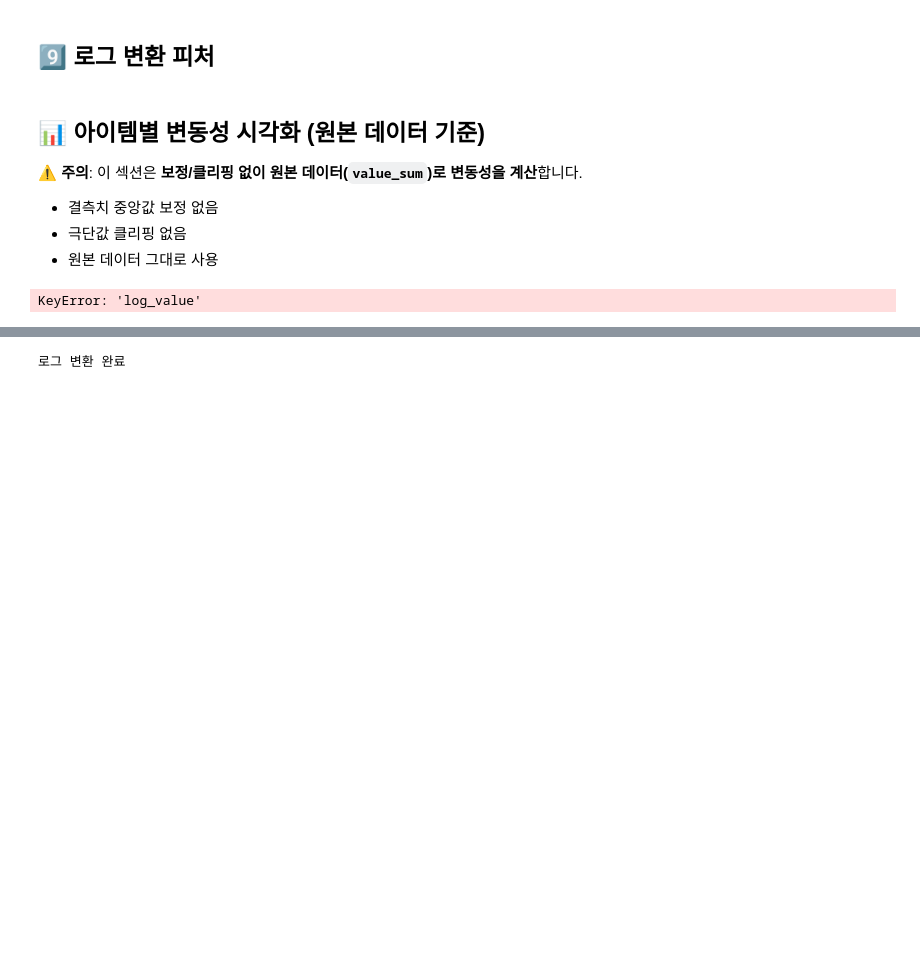
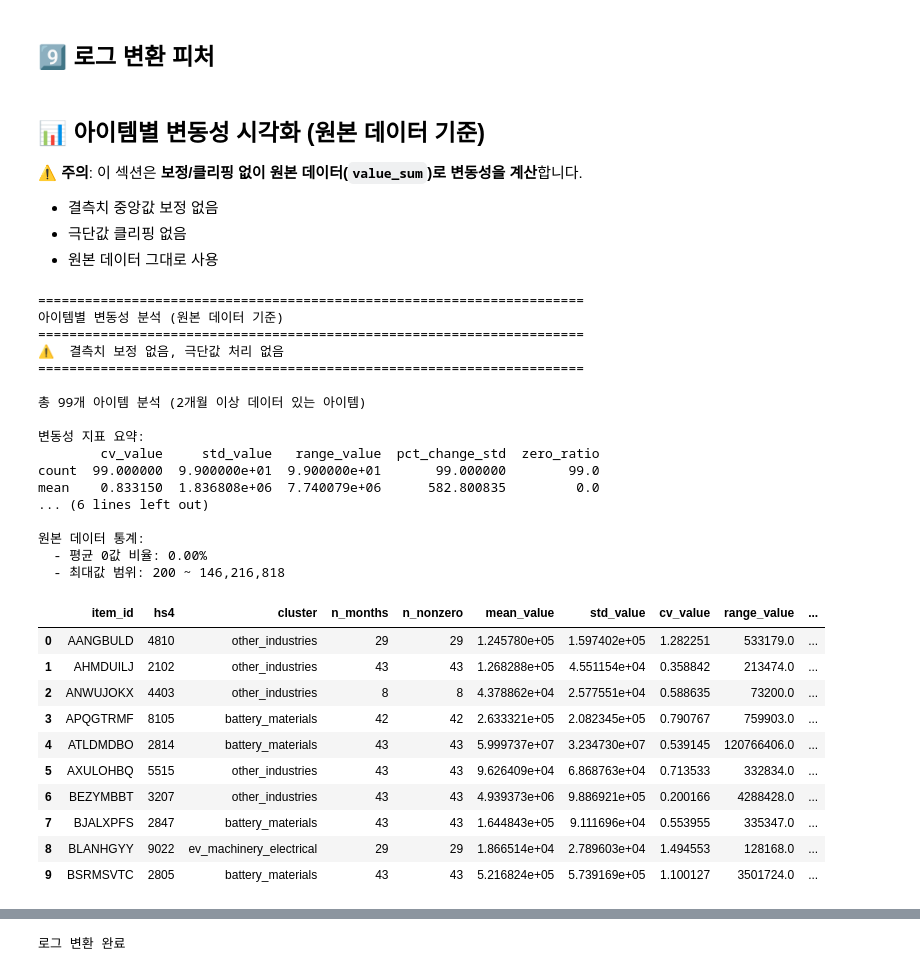
Before and after one commit to hazelJung/trade-comovement, a Jupyter notebook: analysis/preprocess_ev_battery.ipynb, the cells around one changed output, grey strips where cells are left out. Cells and saved outputs as stored; diff of their text form; code cells hidden in the pictures; blank space fills up the shorter version.

```diff
--- a/analysis/preprocess_ev_battery.ipynb
+++ b/analysis/preprocess_ev_battery.ipynb
@@ -354,6 +354,10 @@ for item_id in monthly_features['item_id'].unique():
         continue
 
     # 원본 데이터 사용 (보정/클리핑 없음)
+    # value_sum 컬럼이 있는지 확인
+    if 'value_sum' not in item_data.columns:
+        continue
+
     value_series = item_data['value_sum'].values
 
     # 0이 아닌 값만 사용 (실제 거래가 있는 경우만)
@@ -363,7 +367,7 @@ for item_id in monthly_features['item_id'].unique():
 
     value_nonzero = value_series[non_zero_mask]
 
-    # 로그 변환 (원본 값 기준)
+    # 로그 변환 (원본 값 기준) - 직접 계산 (log_value 컬럼 사용 안 함)
     log_value_series = np.log1p(value_nonzero)
 
     # 변화율 계산 (원본 값 기준)
@@ -376,34 +380,61 @@ for item_id in monthly_features['item_id'].unique():
     metrics = {
         'item_id': item_id,
         'hs4': item_data['hs4'].iloc[0],
         'cluster': item_data['cluster'].iloc[0],
         'n_months': len(item_data),
         'n_nonzero': non_zero_mask.sum(),  # 0이 아닌 월 수
         'mean_value': np.mean(value_nonzero) if len(value_nonzero) > 0 else 0,
         'std_value': np.std(value_nonzero) if len(value_nonzero) > 0 else 0,
         'cv_value': np.std(value_nonzero) / (np.mean(value_nonzero) + 1e-8) if len(value_nonzero) > 0 else 0,  # 변동계수
         'range_value': np.max(value_nonzero) - np.min(value_nonzero) if len(value_nonzero) > 0 else 0,
         'max_value': np.max(value_nonzero) if len(value_nonzero) > 0 else 0,
         'min_value': np.min(value_nonzero) if len(value_nonzero) > 0 else 0,
         'std_log_value': np.std(log_value_series) if len(log_value_series) > 0 else 0,  # 로그 변환 후 표준편차
         'pct_change_std': pct_change_std,  # 변화율의 표준편차
         'zero_ratio': 1 - (non_zero_mask.sum() / len(value_series)),  # 0값 비율
     }
     volatility_metrics.append(metrics)
 
 volatility_df = pd.DataFrame(volatility_metrics)
 
 print(f"\n총 {len(volatility_df)}개 아이템 분석 (2개월 이상 데이터 있는 아이템)")
 print(f"\n변동성 지표 요약:")
 print(volatility_df[['cv_value', 'std_value', 'range_value', 'pct_change_std', 'zero_ratio']].describe())
 
 print(f"\n원본 데이터 통계:")
 print(f"  - 평균 0값 비율: {volatility_df['zero_ratio'].mean():.2%}")
 print(f"  - 최대값 범위: {volatility_df['max_value'].min():,.0f} ~ {volatility_df['max_value'].max():,.0f}")
 
 volatility_df.head(10)
 # %% [output]
-KeyError: 'log_value'
+======================================================================
+아이템별 변동성 분석 (원본 데이터 기준)
+======================================================================
+⚠️  결측치 보정 없음, 극단값 처리 없음
+======================================================================
+
+총 99개 아이템 분석 (2개월 이상 데이터 있는 아이템)
+
+변동성 지표 요약:
+        cv_value     std_value   range_value  pct_change_std  zero_ratio
+count  99.000000  9.900000e+01  9.900000e+01       99.000000        99.0
+mean    0.833150  1.836808e+06  7.740079e+06      582.800835         0.0
+... (6 lines left out)
+
+원본 데이터 통계:
+  - 평균 0값 비율: 0.00%
+  - 최대값 범위: 200 ~ 146,216,818
+|  | item_id | hs4 | cluster | n_months | n_nonzero | mean_value | std_value | cv_value | range_value | ... |
+| 0 | AANGBULD | 4810 | other_industries | 29 | 29 | 1.245780e+05 | 1.597402e+05 | 1.282251 | 533179.0 | ... |
+| 1 | AHMDUILJ | 2102 | other_industries | 43 | 43 | 1.268288e+05 | 4.551154e+04 | 0.358842 | 213474.0 | ... |
+| 2 | ANWUJOKX | 4403 | other_industries | 8 | 8 | 4.378862e+04 | 2.577551e+04 | 0.588635 | 73200.0 | ... |
+| 3 | APQGTRMF | 8105 | battery_materials | 42 | 42 | 2.633321e+05 | 2.082345e+05 | 0.790767 | 759903.0 | ... |
+| 4 | ATLDMDBO | 2814 | battery_materials | 43 | 43 | 5.999737e+07 | 3.234730e+07 | 0.539145 | 120766406.0 | ... |
+| 5 | AXULOHBQ | 5515 | other_industries | 43 | 43 | 9.626409e+04 | 6.868763e+04 | 0.713533 | 332834.0 | ... |
+| 6 | BEZYMBBT | 3207 | other_industries | 43 | 43 | 4.939373e+06 | 9.886921e+05 | 0.200166 | 4288428.0 | ... |
+| 7 | BJALXPFS | 2847 | battery_materials | 43 | 43 | 1.644843e+05 | 9.111696e+04 | 0.553955 | 335347.0 | ... |
+| 8 | BLANHGYY | 9022 | ev_machinery_electrical | 29 | 29 | 1.866514e+04 | 2.789603e+04 | 1.494553 | 128168.0 | ... |
+| 9 | BSRMSVTC | 2805 | battery_materials | 43 | 43 | 5.216824e+05 | 5.739169e+05 | 1.100127 | 3501724.0 | ... |
 # %%
 # 1. 변동계수(CV) 분포 히스토그램
 fig, axes = plt.subplots(2, 2, figsize=(15, 12))
```
Also changed, not shown: parts of 10 cells of this notebook, 5 other files.
